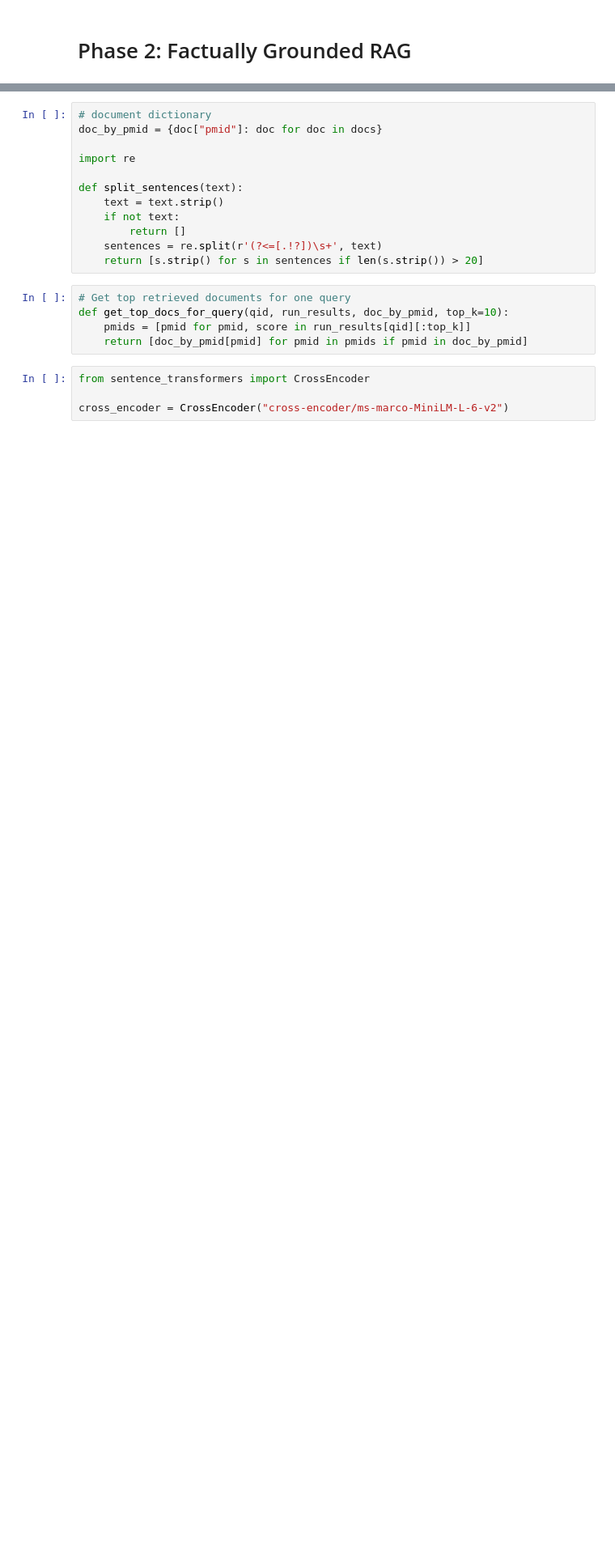
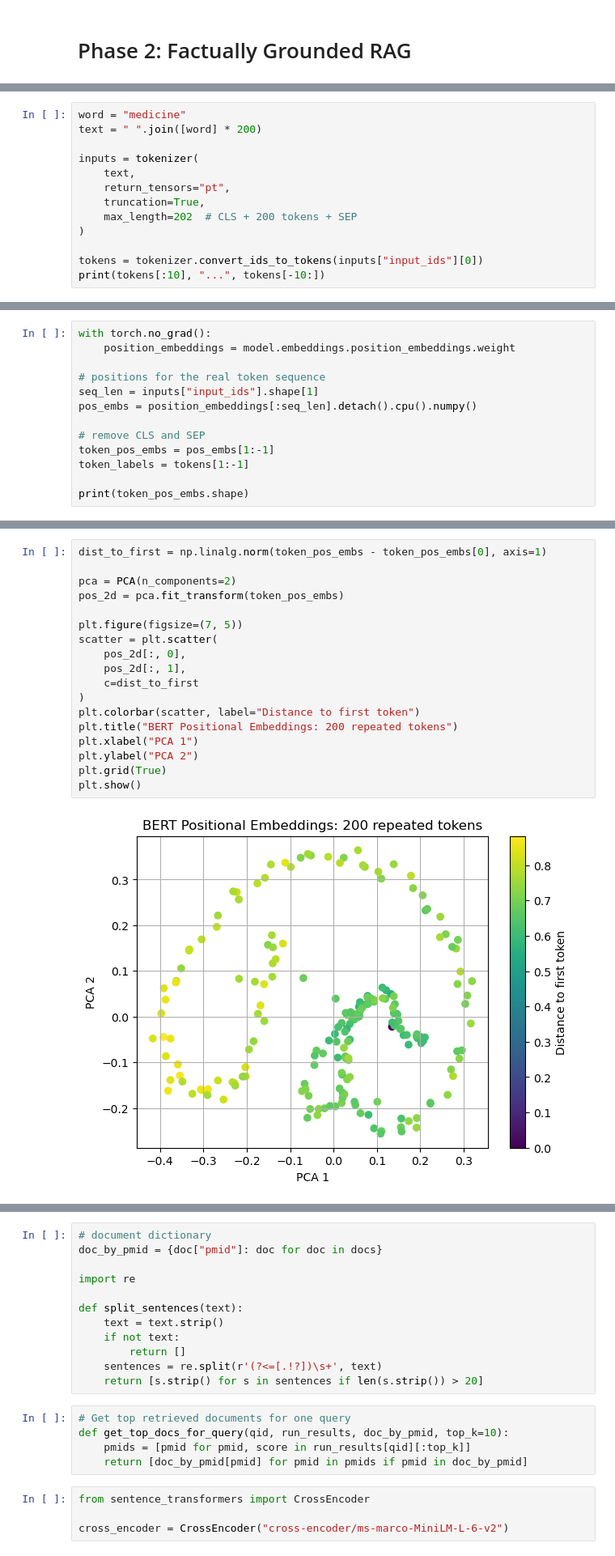
Before and after one commit to alexandreffs/nlpProject, a Jupyter notebook: project_phase1.ipynb, the cells around one changed output, grey strips where cells are left out. Shown at 81% size. Cells and saved outputs as stored; diff of their text form; blank space fills up the shorter version.

```diff
--- a/project_phase1.ipynb
+++ b/project_phase1.ipynb
@@ -959,0 +1015,13 @@ plt.show()
+# %%
+word = "medicine"
+text = " ".join([word] * 200)
+
+inputs = tokenizer(
+    text,
+    return_tensors="pt",
+    truncation=True,
+    max_length=202  # CLS + 200 tokens + SEP
+)
+
+tokens = tokenizer.convert_ids_to_tokens(inputs["input_ids"][0])
+print(tokens[:10], "...", tokens[-10:])
@@ -959,0 +1030,13 @@ plt.show()
+# %%
+with torch.no_grad():
+    position_embeddings = model.embeddings.position_embeddings.weight
+
+# positions for the real token sequence
+seq_len = inputs["input_ids"].shape[1]
+pos_embs = position_embeddings[:seq_len].detach().cpu().numpy()
+
+# remove CLS and SEP
+token_pos_embs = pos_embs[1:-1]
+token_labels = tokens[1:-1]
+
+print(token_pos_embs.shape)
@@ -959,0 +1047,20 @@ plt.show()
+# %%
+dist_to_first = np.linalg.norm(token_pos_embs - token_pos_embs[0], axis=1)
+
+pca = PCA(n_components=2)
+pos_2d = pca.fit_transform(token_pos_embs)
+
+plt.figure(figsize=(7, 5))
+scatter = plt.scatter(
+    pos_2d[:, 0],
+    pos_2d[:, 1],
+    c=dist_to_first
+)
+plt.colorbar(scatter, label="Distance to first token")
+plt.title("BERT Positional Embeddings: 200 repeated tokens")
+plt.xlabel("PCA 1")
+plt.ylabel("PCA 2")
+plt.grid(True)
+plt.show()
+# %% [output]
+[figure, added]
```
Also changed, not shown: parts of 26 cells of this notebook.
